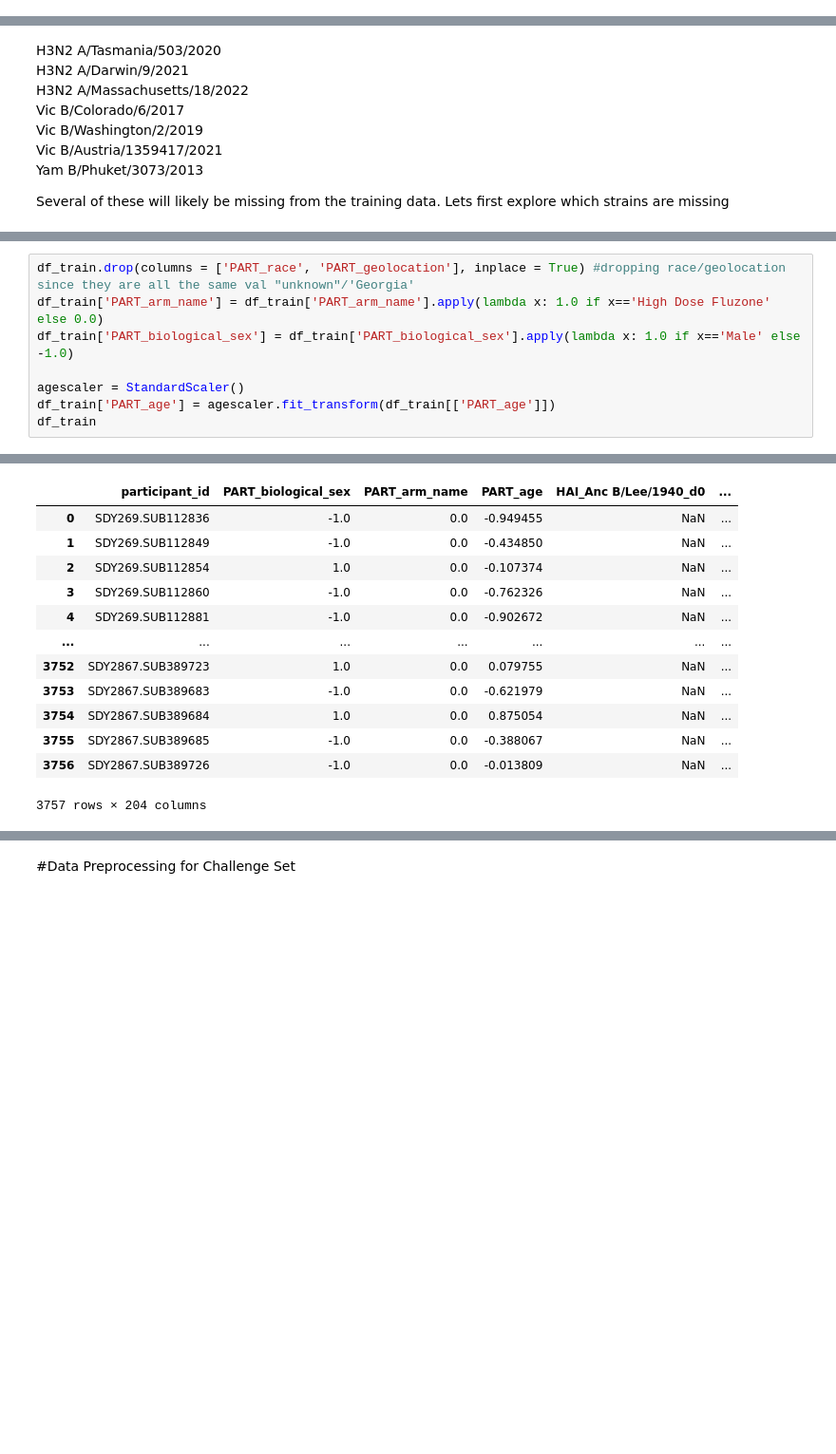
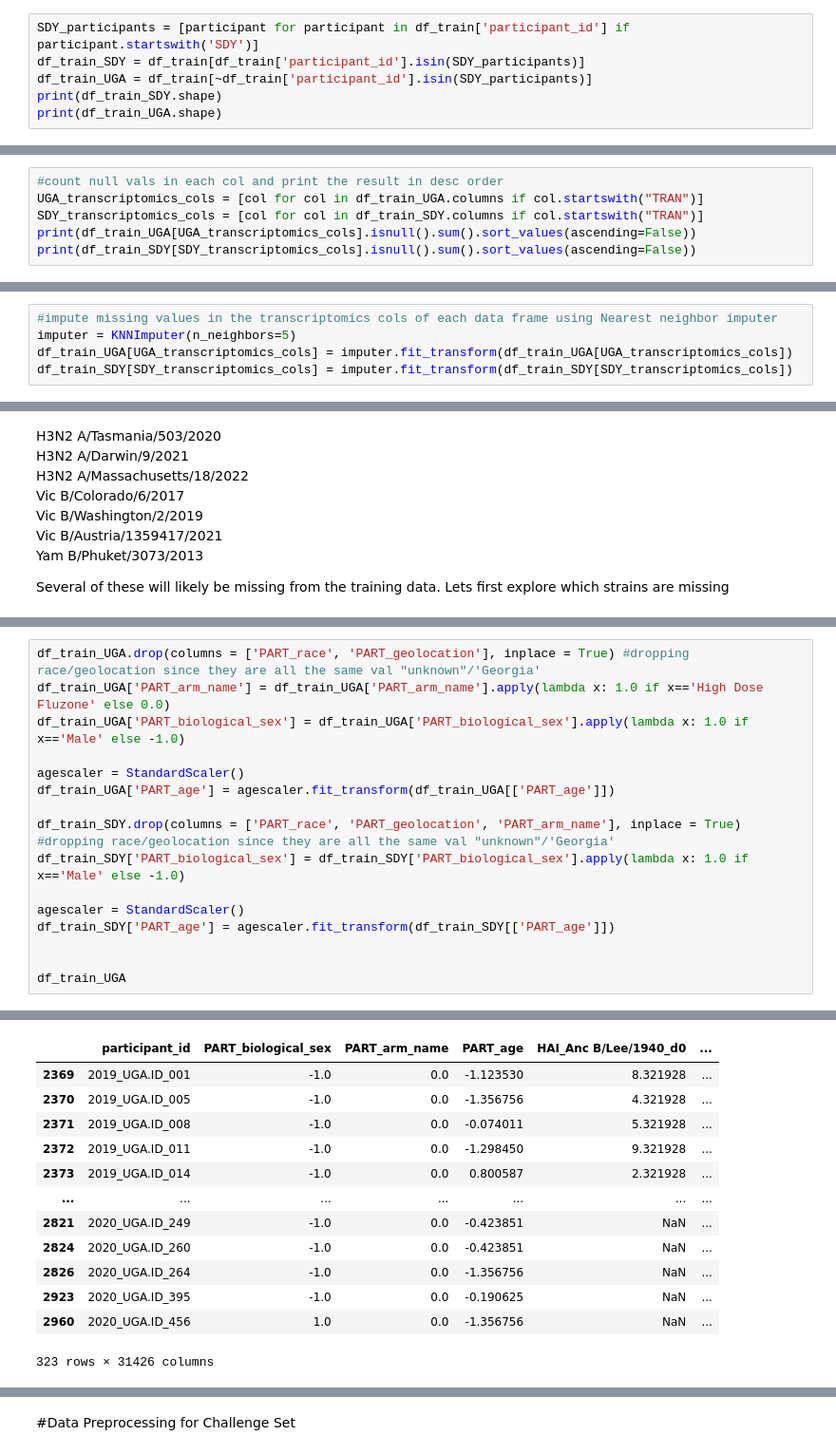
Before and after one commit to DirtyChay/cmi-flu-prediction-challenge-capstone, a Jupyter notebook: automl_models/task_4_5.ipynb, the cells around one changed output, grey strips where cells are left out. Shown at 95% size. Cells and saved outputs as stored; diff of their text form; blank space fills up the shorter version.

```diff
--- a/automl_models/task_4_5.ipynb
+++ b/automl_models/task_4_5.ipynb
@@ -76,0 +65,6 @@ df_train[transcriptomics_cols]
+# %%
+SDY_participants = [participant for participant in df_train['participant_id'] if participant.startswith('SDY')]
+df_train_SDY = df_train[df_train['participant_id'].isin(SDY_participants)]
+df_train_UGA = df_train[~df_train['participant_id'].isin(SDY_participants)]
+print(df_train_SDY.shape)
+print(df_train_UGA.shape)
@@ -107,0 +109,6 @@ df_train
+# %%
+#count null vals in each col and print the result in desc order
+UGA_transcriptomics_cols = [col for col in df_train_UGA.columns if col.startswith("TRAN")]
+SDY_transcriptomics_cols = [col for col in df_train_SDY.columns if col.startswith("TRAN")]
+print(df_train_UGA[UGA_transcriptomics_cols].isnull().sum().sort_values(ascending=False))
+print(df_train_SDY[SDY_transcriptomics_cols].isnull().sum().sort_values(ascending=False))
@@ -107,0 +133,5 @@ df_train
+# %%
+#impute missing values in the transcriptomics cols of each data frame using Nearest neighbor imputer
+imputer = KNNImputer(n_neighbors=5)
+df_train_UGA[UGA_transcriptomics_cols] = imputer.fit_transform(df_train_UGA[UGA_transcriptomics_cols])
+df_train_SDY[SDY_transcriptomics_cols] = imputer.fit_transform(df_train_SDY[SDY_transcriptomics_cols])
@@ -268,9 +393,17 @@ MIN_STRAIN = 16:     Before:  396  After:  0  Dif:  396  Percent change:  1.0
 # %%
-df_train.drop(columns = ['PART_race', 'PART_geolocation'], inplace = True) #dropping race/geolocation since they are all the same val "unknown"/'Georgia'
-df_train['PART_arm_name'] = df_train['PART_arm_name'].apply(lambda x: 1.0 if x=='High Dose Fluzone' else 0.0)
-df_train['PART_biological_sex'] = df_train['PART_biological_sex'].apply(lambda x: 1.0 if x=='Male' else -1.0)
+df_train_UGA.drop(columns = ['PART_race', 'PART_geolocation'], inplace = True) #dropping race/geolocation since they are all the same val "unknown"/'Georgia'
+df_train_UGA['PART_arm_name'] = df_train_UGA['PART_arm_name'].apply(lambda x: 1.0 if x=='High Dose Fluzone' else 0.0)
+df_train_UGA['PART_biological_sex'] = df_train_UGA['PART_biological_sex'].apply(lambda x: 1.0 if x=='Male' else -1.0)
 
 agescaler = StandardScaler()
-df_train['PART_age'] = agescaler.fit_transform(df_train[['PART_age']])
-df_train
+df_train_UGA['PART_age'] = agescaler.fit_transform(df_train_UGA[['PART_age']])
+
+df_train_SDY.drop(columns = ['PART_race', 'PART_geolocation', 'PART_arm_name'], inplace = True) #dropping race/geolocation since they are all the same val "unknown"/'Georgia'
+df_train_SDY['PART_biological_sex'] = df_train_SDY['PART_biological_sex'].apply(lambda x: 1.0 if x=='Male' else -1.0)
+
+agescaler = StandardScaler()
+df_train_SDY['PART_age'] = agescaler.fit_transform(df_train_SDY[['PART_age']])
+
+
+df_train_UGA
 # %% [output]
@@ -277,13 +427,13 @@ df_train
 |  | participant_id | PART_biological_sex | PART_arm_name | PART_age | HAI_Anc B/Lee/1940_d0 | ... |
-| 0 | SDY269.SUB112836 | -1.0 | 0.0 | -0.949455 | NaN | ... |
-| 1 | SDY269.SUB112849 | -1.0 | 0.0 | -0.434850 | NaN | ... |
-| 2 | SDY269.SUB112854 | 1.0 | 0.0 | -0.107374 | NaN | ... |
-| 3 | SDY269.SUB112860 | -1.0 | 0.0 | -0.762326 | NaN | ... |
-| 4 | SDY269.SUB112881 | -1.0 | 0.0 | -0.902672 | NaN | ... |
+| 2369 | 2019_UGA.ID_001 | -1.0 | 0.0 | -1.123530 | 8.321928 | ... |
+| 2370 | 2019_UGA.ID_005 | -1.0 | 0.0 | -1.356756 | 4.321928 | ... |
+| 2371 | 2019_UGA.ID_008 | -1.0 | 0.0 | -0.074011 | 5.321928 | ... |
+| 2372 | 2019_UGA.ID_011 | -1.0 | 0.0 | -1.298450 | 9.321928 | ... |
+| 2373 | 2019_UGA.ID_014 | -1.0 | 0.0 | 0.800587 | 2.321928 | ... |
 | ... | ... | ... | ... | ... | ... | ... |
-| 3752 | SDY2867.SUB389723 | 1.0 | 0.0 | 0.079755 | NaN | ... |
-| 3753 | SDY2867.SUB389683 | -1.0 | 0.0 | -0.621979 | NaN | ... |
-| 3754 | SDY2867.SUB389684 | 1.0 | 0.0 | 0.875054 | NaN | ... |
-| 3755 | SDY2867.SUB389685 | -1.0 | 0.0 | -0.388067 | NaN | ... |
-| 3756 | SDY2867.SUB389726 | -1.0 | 0.0 | -0.013809 | NaN | ... |
+| 2821 | 2020_UGA.ID_249 | -1.0 | 0.0 | -0.423851 | NaN | ... |
+| 2824 | 2020_UGA.ID_260 | -1.0 | 0.0 | -0.423851 | NaN | ... |
+| 2826 | 2020_UGA.ID_264 | -1.0 | 0.0 | -1.356756 | NaN | ... |
+| 2923 | 2020_UGA.ID_395 | -1.0 | 0.0 | -0.190625 | NaN | ... |
+| 2960 | 2020_UGA.ID_456 | 1.0 | 0.0 | -1.356756 | NaN | ... |
-3757 rows × 204 columns
+323 rows × 31426 columns
```
Also changed, not shown: parts of 40 cells of this notebook.
